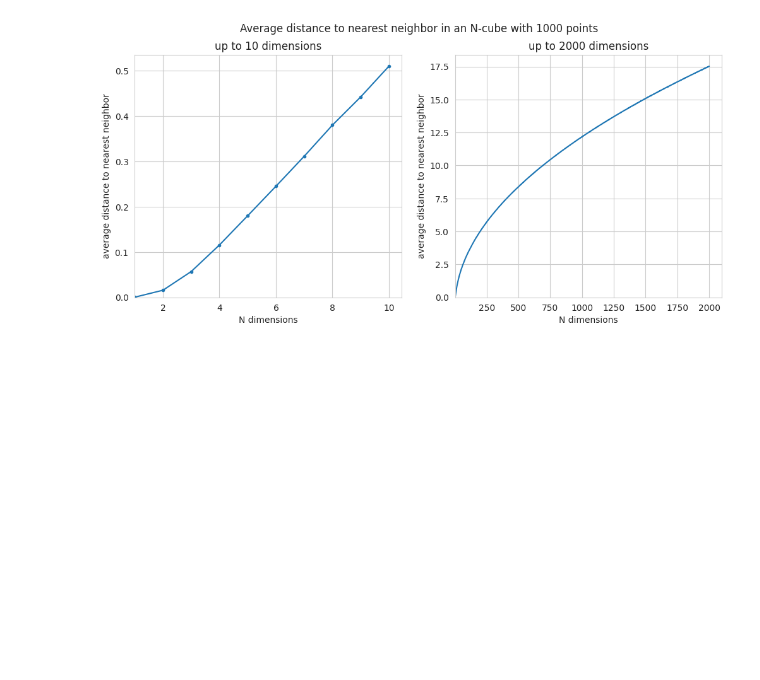
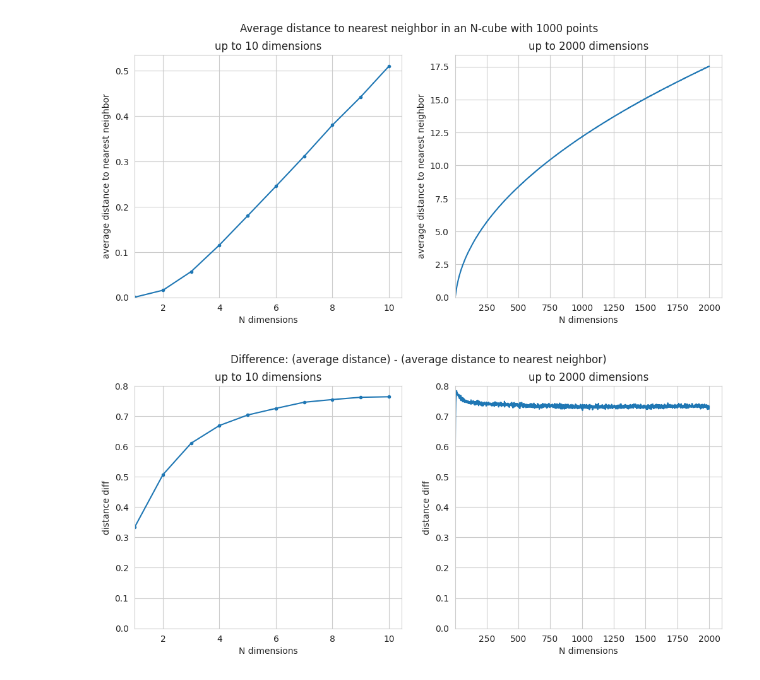
Before and after one commit to FlorinAndrei/misc, a Jupyter notebook: curse_dimensionality_article/n_sphere.ipynb, the cells around one changed output. Saved outputs shown, nothing was run; the diff lists cells and outputs as text; code cells hidden in the pictures; blank space fills up the shorter version.

```diff
--- a/curse_dimensionality_article/n_sphere.ipynb
+++ b/curse_dimensionality_article/n_sphere.ipynb
@@ -303,3 +305,44 @@ fig.suptitle(
 fig.savefig("average_distance_nn.png")
 # %% [output]
 [figure]
+# %%
+r_df = pd.DataFrame(
+    data={'N': np.arange(1, d_max + 1), 'avg_dist': avg_dist - avg_dist_nn}
+)
+fig, (ax1, ax2) = plt.subplots(1, 2, figsize=(12, 5))
+
+n_low = 10
+r_df.iloc[:n_low, :].plot(
+    ax=ax1,
+    x='N',
+    y='avg_dist',
+    style='.-',
+    logy=False,
+    legend=False,
+    title=f'up to {n_low} dimensions',
+)
+# ax.set_xticks(np.arange(0, d_max + 1))
+ax1.set_xlabel("N dimensions")
+ax1.set_ylabel("distance diff")
+_ = ax1.set_ylim(bottom=0.0, top=0.8)
+_ = ax1.set_xlim(left=1)
+
+r_df.plot(
+    ax=ax2,
+    x='N',
+    y='avg_dist',
+    # style='.-',
+    logy=False,
+    legend=False,
+    title=f'up to {d_max} dimensions',
+)
+# ax.set_xticks(np.arange(0, d_max + 1))
+ax2.set_xlabel("N dimensions")
+ax2.set_ylabel("distance diff")
+_ = ax2.set_ylim(bottom=0.0, top=0.8)
+_ = ax2.set_xlim(left=1)
+
+fig.suptitle(f'Difference: (average distance) - (average distance to nearest neighbor)')
+fig.savefig("average_distance_diff.png")
+# %% [output]
+[figure, added]
```
Also changed, not shown: parts of 3 cells of this notebook, 4 other files.
